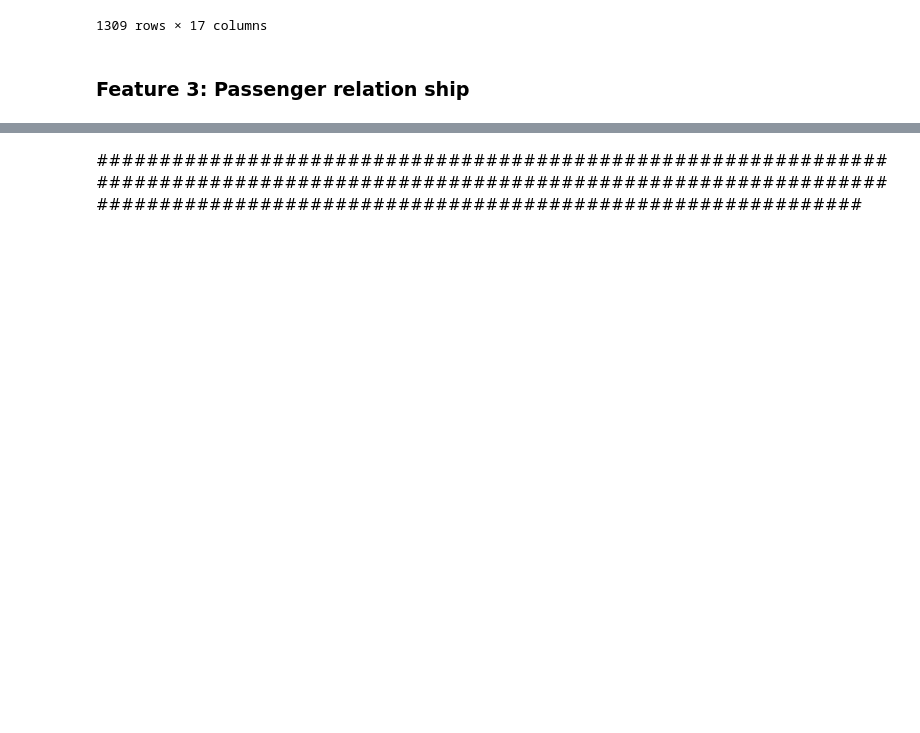
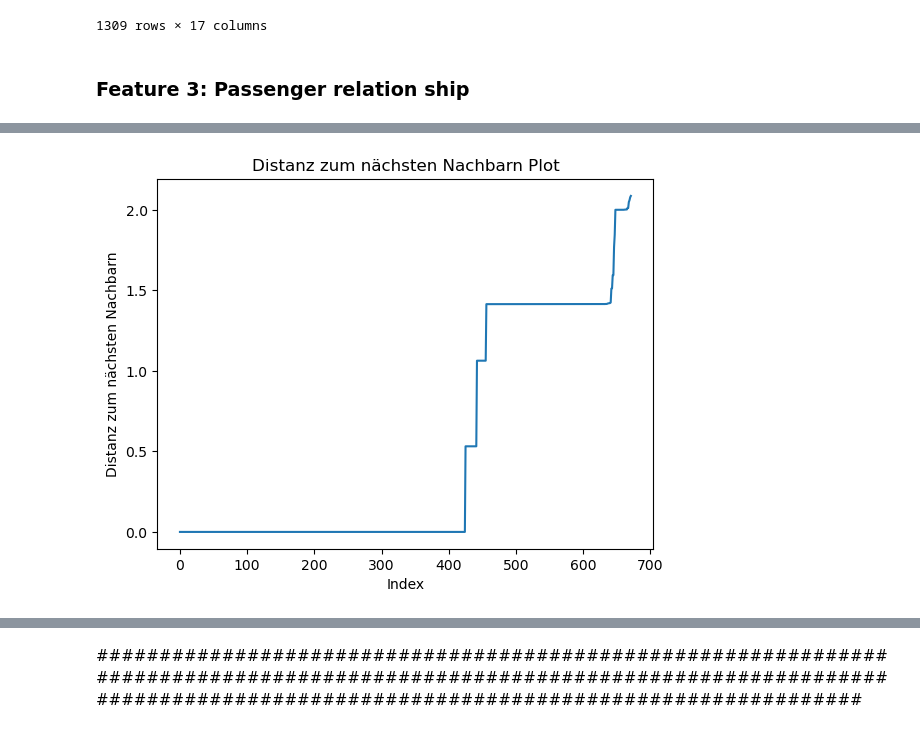
Before and after one commit to IvanBirkmaier/titanic_challenge, a Jupyter notebook: PredictSurvival.ipynb, the cells around one changed output, grey strips where cells are left out. Saved outputs shown, nothing was run; the diff lists cells and outputs as text; code cells hidden in the pictures; blank space fills up the shorter version.

```diff
--- a/PredictSurvival.ipynb
+++ b/PredictSurvival.ipynb
@@ -636,0 +687,26 @@ filtered_df.head(15)
+# %%
+from sklearn.neighbors import NearestNeighbors
+import matplotlib.pyplot as plt
+import numpy as np
+
+# Vorverarbeitung wie zuvor definiert
+# X_preprocessed ist das Ergebnis der Vorverarbeitung
+
+# Bestimme die Distanz zum nächsten Nachbarn für jeden Punkt
+nearest_neighbors = NearestNeighbors(n_neighbors=2)
+neighbors_fit = nearest_neighbors.fit(X_preprocessed)
+distances, indices = neighbors_fit.kneighbors(X_preprocessed)
+
+# Sortiere die Distanzen
+distances = np.sort(distances[:, 1], axis=0)
+
+# Plotte die Distanzen
+plt.plot(distances)
+plt.xlabel('Index')
+plt.ylabel('Distanz zum nächsten Nachbarn')
+plt.title('Distanz zum nächsten Nachbarn Plot')
+plt.show()
+
+# Der 'Ellenbogen' in diesem Plot ist ein guter Anhaltspunkt für den `eps`-Wert
+# %% [output]
+[figure, added]
```
Also changed, not shown: parts of 10 cells of this notebook.
